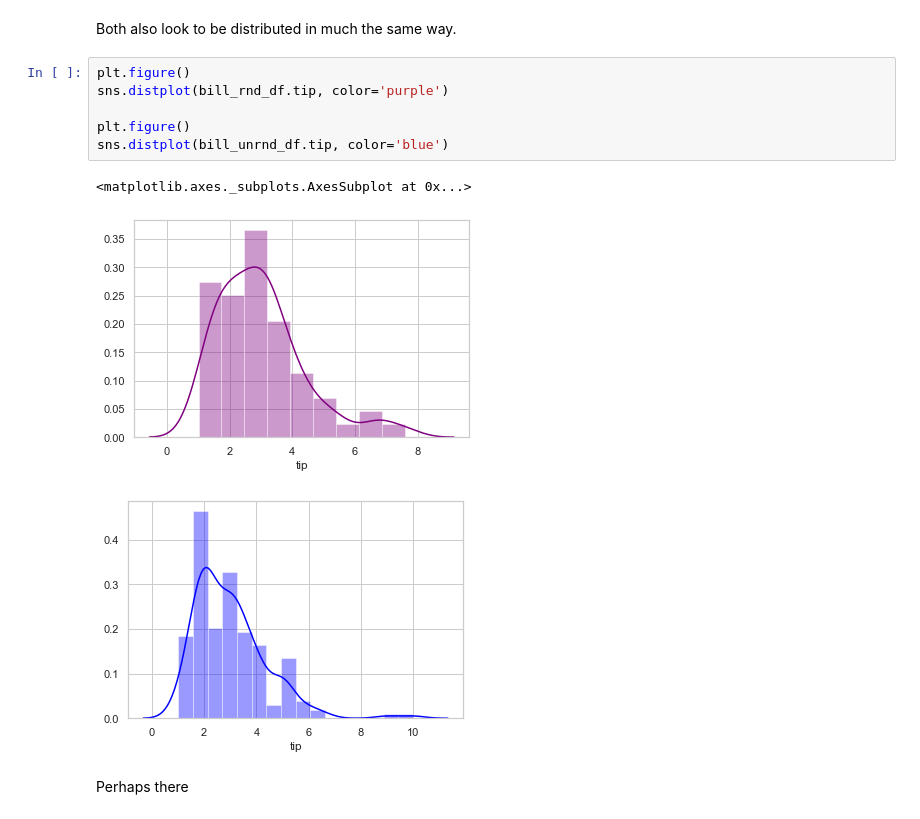
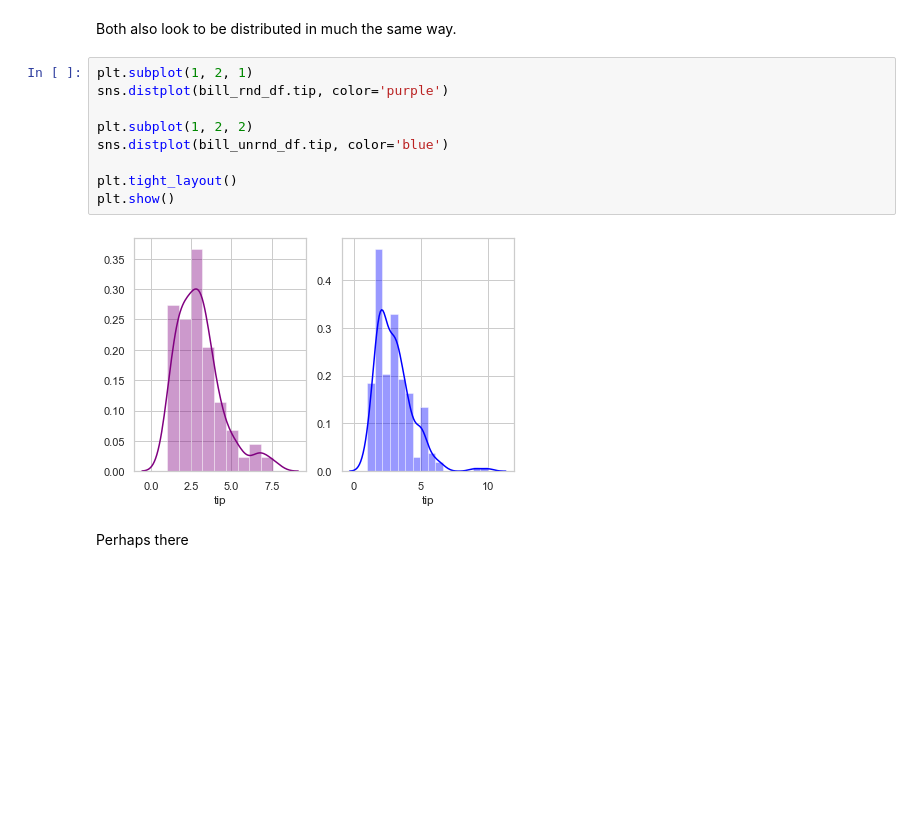
Before and after one commit to jennifer-ryan/fundamentals-project, a Jupyter notebook: tips_dataset_analysis.ipynb, the cells around one changed output. Cells and saved outputs as stored; diff of their text form; blank space fills up the shorter version.

```diff
--- a/tips_dataset_analysis.ipynb
+++ b/tips_dataset_analysis.ipynb
@@ -802,15 +822,16 @@ bill_rnd_df.describe()
 # %% [markdown]
 Both also look to be distributed in much the same way.
 # %%
-plt.figure()
+plt.subplot(1, 2, 1)
 sns.distplot(bill_rnd_df.tip, color='purple')
 
-plt.figure()
+plt.subplot(1, 2, 2)
 sns.distplot(bill_unrnd_df.tip, color='blue')
+
+plt.tight_layout()
+plt.show()
 # %% [output]
-<matplotlib.axes._subplots.AxesSubplot at 0x...>
-[figure, old version]
+[figure, new version]
-[figure, removed]
 # %% [markdown]
 Perhaps there
 # %%
```
Also changed, not shown: parts of 58 cells of this notebook.
